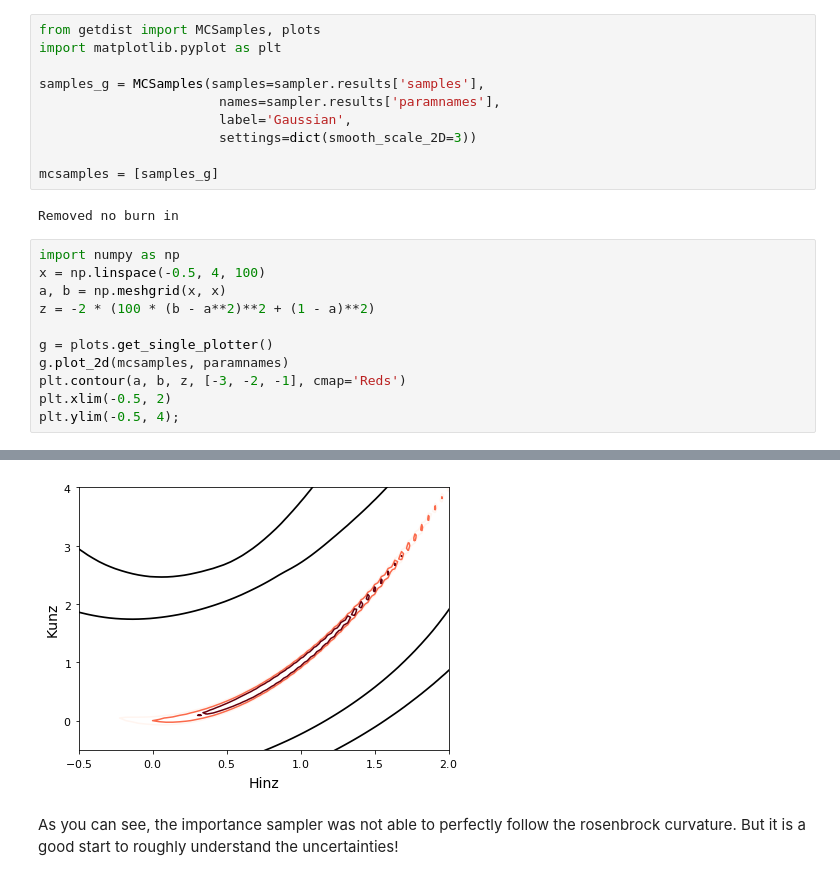
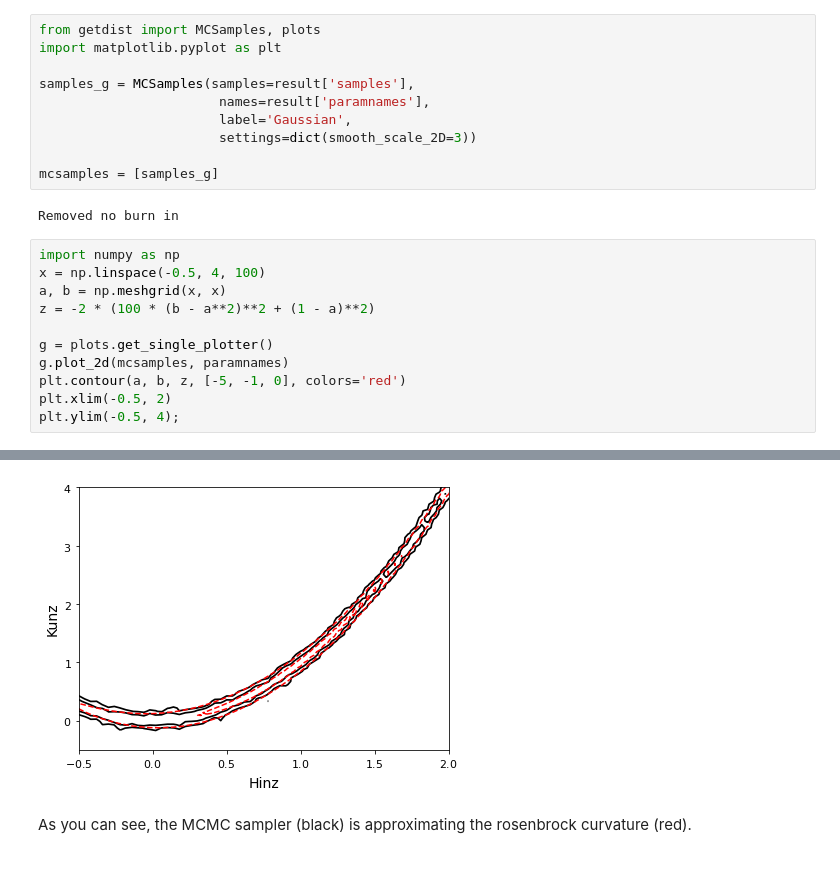
Before and after one commit to JohannesBuchner/autoemcee, a Jupyter notebook: docs/example.ipynb, the cells around one changed output, grey strips where cells are left out. Drawn from its saved outputs; the diff is of its cells as text.

```diff
--- a/docs/example.ipynb
+++ b/docs/example.ipynb
@@ -87,8 +98,8 @@ Lets see how well it did:
 from getdist import MCSamples, plots
 import matplotlib.pyplot as plt
 
-samples_g = MCSamples(samples=sampler.results['samples'],
-                       names=sampler.results['paramnames'],
+samples_g = MCSamples(samples=result['samples'],
+                       names=result['paramnames'],
                        label='Gaussian',
                        settings=dict(smooth_scale_2D=3))
 
@@ -103,7 +114,7 @@ z = -2 * (100 * (b - a**2)**2 + (1 - a)**2)
 
 g = plots.get_single_plotter()
 g.plot_2d(mcsamples, paramnames)
-plt.contour(a, b, z, [-3, -2, -1], cmap='Reds')
+plt.contour(a, b, z, [-5, -1, 0], colors='red')
 plt.xlim(-0.5, 2)
 plt.ylim(-0.5, 4);
 # %% [output]
@@ -110,6 +122,6 @@ plt.ylim(-0.5, 4);
-[figure, old version]
+[figure, new version]
-# %% [markdown]
-As you can see, the importance sampler was not able to perfectly follow the rosenbrock curvature. But it is a good start to roughly understand the uncertainties!
+# %% [markdown]
+As you can see, the MCMC sampler (black) is approximating the rosenbrock curvature (red).
 # %%
 from getdist import MCSamples, plots
 import matplotlib.pyplot as plt
```
Also changed, not shown: parts of 8 cells of this notebook, 1 other file.
